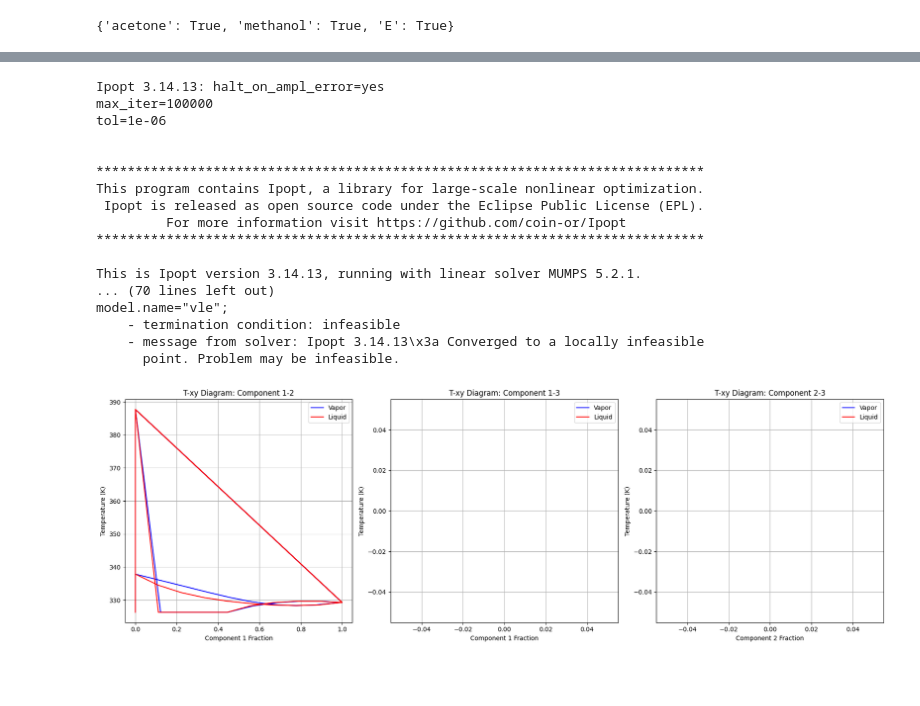
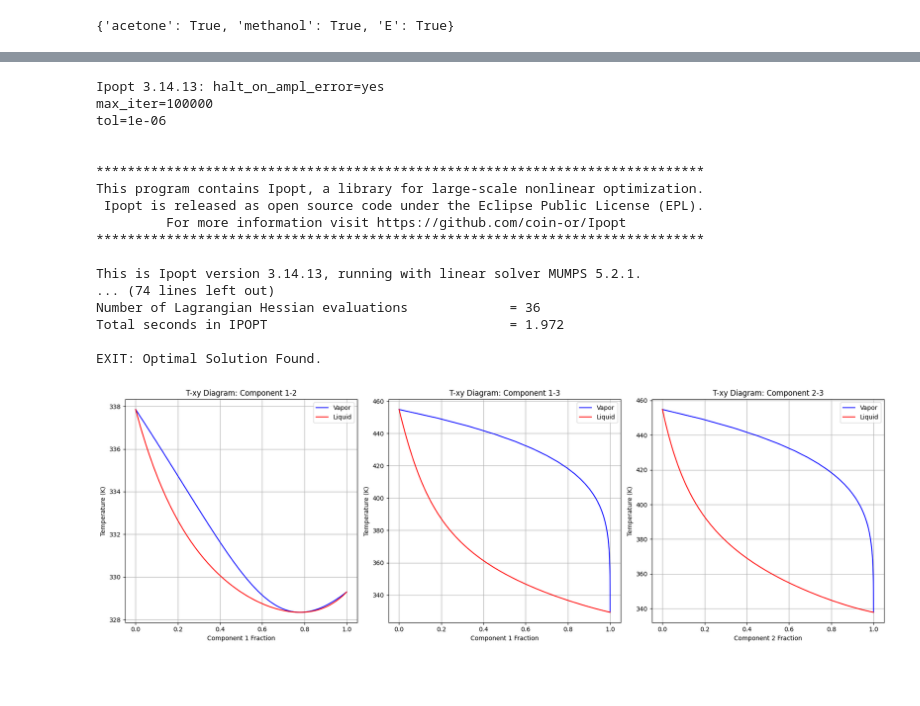
Before and after one commit to arnaou/camd_iss, a Jupyter notebook: tutorials/validate_vle_ternary.ipynb, the cells around one changed output, grey strips where cells are left out. Drawn from its saved outputs; the diff is of its cells as text; code cells hidden in the pictures.

```diff
--- a/tutorials/validate_vle_ternary.ipynb
+++ b/tutorials/validate_vle_ternary.ipynb
@@ -68,8 +68,9 @@ import matplotlib.pyplot as plt
 mixture = {'acetone': {'CH3':1, 'CH3CO':1},
            'methanol': {'CH3OH':1},
            #'water': {'H2O':1}
+           'E': {'CH2': 3, 'HCO': 1, 'CH3COO': 1}
            #'E': {'CH3':1, 'CH2':2, 'CH3CO':1, 'CH2O':1}
-           'E': {'CH3':3, 'CH':1, 'CH2COO':1}
+           #'E': {'CH3':3, 'CH':1, 'CH2COO':1}
            }
 # validate the structures
 validator = StructuralValidator()
@@ -102,13 +103,13 @@ antoine_params_ini = {}
 antoine_params = {}
 antoine_calc = AntoineCalculator()
 for compound, props in pure_props.items():
-    results = antoine_calc.calculate_antoine_parameters(mixture, critical_properties=props)
+    results = antoine_calc.calculate_antoine_parameters(mixture, critical_properties=props, method='acentric_factor')
     print('optimization results was', results['termination_condition'] )
     antoine_params[compound] = {}
     antoine_params_ini[compound] = {}
-    antoine_params_ini[compound]['A'] = results['A0']
-    antoine_params_ini[compound]['B'] = results['B0']
-    antoine_params_ini[compound]['C'] = results['C0']
+    # antoine_params_ini[compound]['A'] = results['A0']
+    # antoine_params_ini[compound]['B'] = results['B0']
+    # antoine_params_ini[compound]['C'] = results['C0']
     antoine_params[compound]['A'] = results['A']
     antoine_params[compound]['B'] = results['B']
     antoine_params[compound]['C'] = results['C']
@@ -127,7 +128,7 @@ np.float64(387.6976301304226)
 # step4: perform the vle
 
 # define number of data points
-n_data = 10
+n_data = 100
 # set composition
 # generate all binary combinations for ternary system
 # x1-x2 binary (x3=0)
@@ -187,11 +188,11 @@ This program contains Ipopt, a library for large-scale nonlinear optimization.
 ******************************************************************************
 
 This is Ipopt version 3.14.13, running with linear solver MUMPS 5.2.1.
-... (70 lines left out)
-model.name="vle";
-    - termination condition: infeasible
-    - message from solver: Ipopt 3.14.13\x3a Converged to a locally infeasible
-      point. Problem may be infeasible.
+... (74 lines left out)
+Number of Lagrangian Hessian evaluations             = 36
+Total seconds in IPOPT                               = 1.972
+
+EXIT: Optimal Solution Found.
 # %%
 # step5: lets plot the results in T-xy diagram and inspect the gamma values
 import matplotlib.pyplot as plt
@@ -215,40 +216,40 @@ for i in model.y.keys():
 for i in model.psat.keys():
     psat_pyo[i] = model.psat[i].value
 
 # Create T-xy plots for all three binary combinations
 fig, axes = plt.subplots(1, 3, figsize=(18, 6))
 
 # Component 1-2 diagram (first 100 points)
-axes[0].plot(y_pyo[:100, 0], T_pyo[:100], 'b-', label='Vapor')
-axes[0].plot(x[:100, 0], T_pyo[:100], 'r-', label='Liquid')
+axes[0].plot(y_pyo[:n_data, 0], T_pyo[:n_data], 'b-', label='Vapor')
+axes[0].plot(x[:n_data, 0], T_pyo[:n_data], 'r-', label='Liquid')
 axes[0].set_ylabel('Temperature (K)')
 axes[0].set_xlabel('Component 1 Fraction')
 axes[0].set_title('T-xy Diagram: Component 1-2')
 axes[0].legend()
 axes[0].grid()
 
 # Component 1-3 diagram (points 100-200)
-axes[1].plot(y_pyo[100:200, 0], T_pyo[100:200], 'b-', label='Vapor')
-axes[1].plot(x[100:200, 0], T_pyo[100:200], 'r-', label='Liquid')
+axes[1].plot(y_pyo[n_data:2*n_data, 0], T_pyo[n_data:2*n_data], 'b-', label='Vapor')
+axes[1].plot(x[n_data:2*n_data, 0], T_pyo[n_data:2*n_data], 'r-', label='Liquid')
 axes[1].set_ylabel('Temperature (K)')
 axes[1].set_xlabel('Component 1 Fraction')
 axes[1].set_title('T-xy Diagram: Component 1-3')
 axes[1].legend()
 axes[1].grid()
 
 # Component 2-3 diagram (points 200-300)
-axes[2].plot(y_pyo[200:300, 1], T_pyo[200:300], 'b-', label='Vapor')
-axes[2].plot(x[200:300, 1], T_pyo[200:300], 'r-', label='Liquid')
+axes[2].plot(y_pyo[2*n_data:3*n_data, 1], T_pyo[2*n_data:3*n_data], 'b-', label='Vapor')
+axes[2].plot(x[2*n_data:3*n_data, 1], T_pyo[2*n_data:3*n_data], 'r-', label='Liquid')
 axes[2].set_ylabel('Temperature (K)')
 axes[2].set_xlabel('Component 2 Fraction')
 axes[2].set_title('T-xy Diagram: Component 2-3')
 axes[2].legend()
 axes[2].grid()
 
 plt.tight_layout()
 plt.show()
 # %% [output]
-[figure, old version]
+[figure, new version]
 # %% [markdown]
 #
 # %% [markdown]
```
Also changed, not shown: parts of 9 cells of this notebook, 8 other files.
